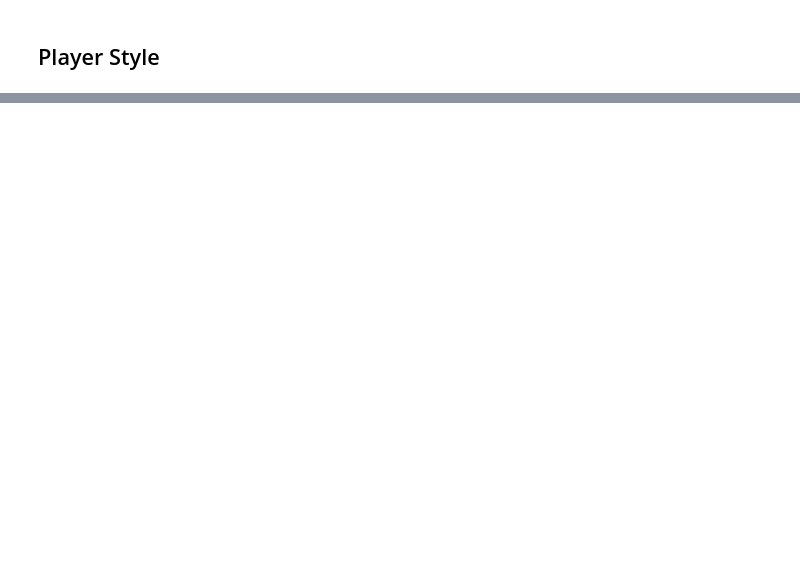
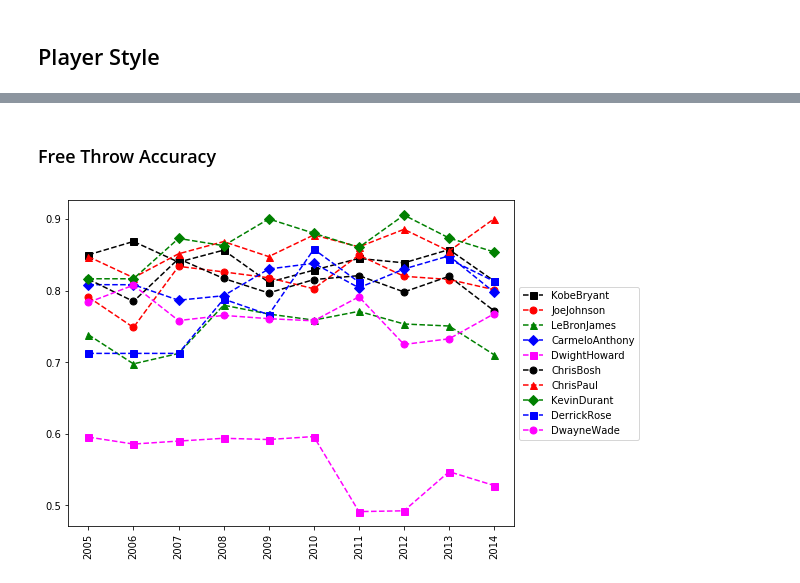
Before and after one commit to milmilkat/Basic-Python-Reference, a Jupyter notebook: Basketball Analyses.ipynb, the cells around one changed output, grey strips where cells are left out. Saved outputs shown, nothing was run; the diff lists cells and outputs as text; code cells hidden in the pictures; blank space fills up the shorter version.

```diff
--- a/Basketball Analyses.ipynb
+++ b/Basketball Analyses.ipynb
@@ -287,0 +373,6 @@ myplot(Points/FieldGoals)
+# %% [markdown]
+### Free Throw Accuracy
+# %%
+myplot(FreeThrows/FreeThrowAttempt)
+# %% [output]
+[figure, added]
```
Also changed, not shown: parts of 15 cells of this notebook.
